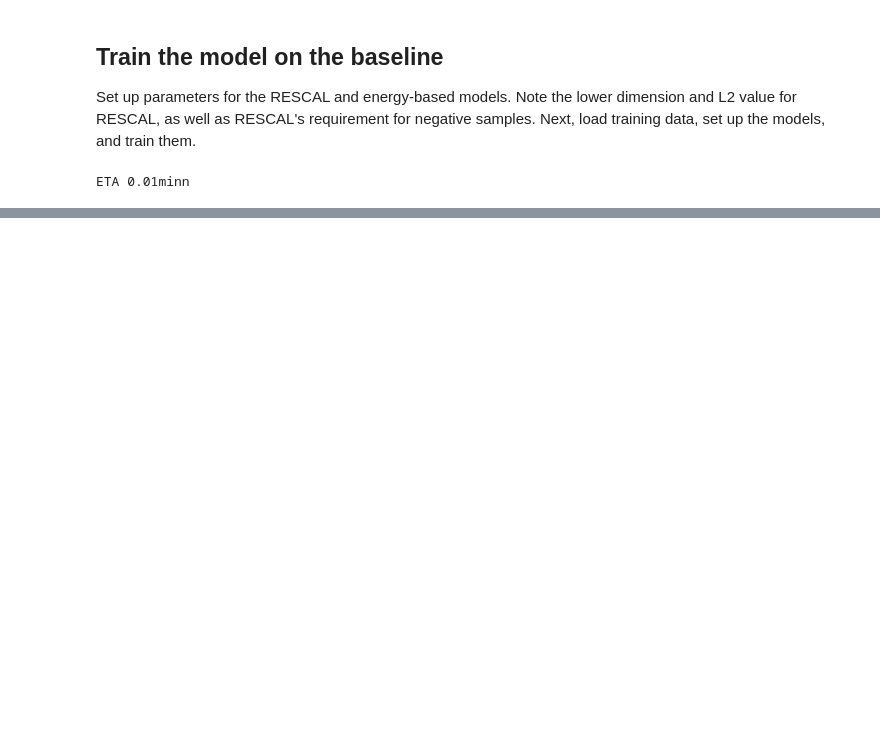
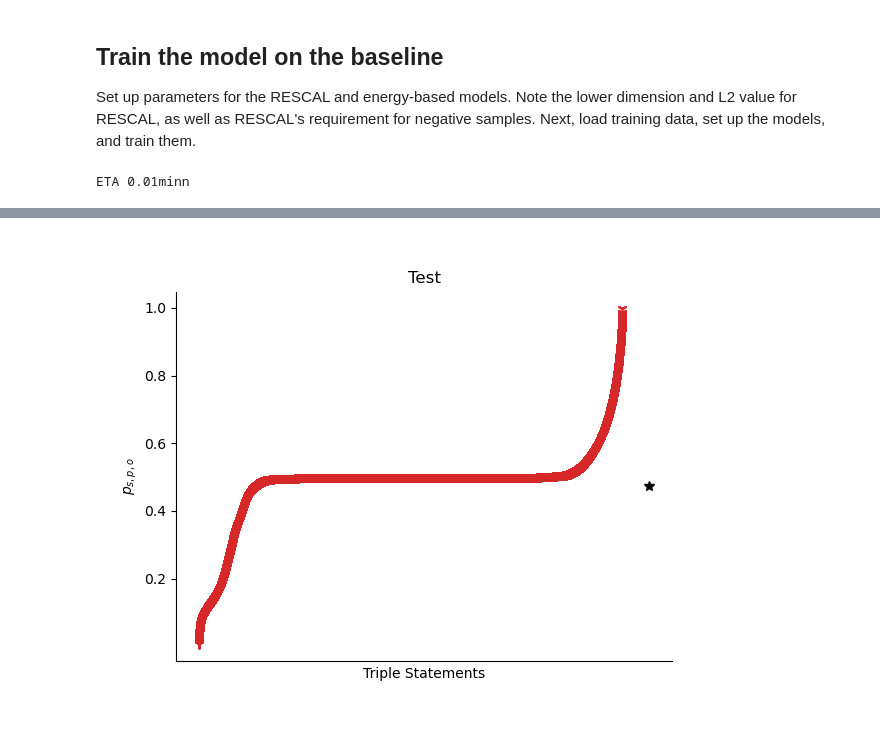
Before and after one commit to LucasAPayne/anomaly_detection, a Jupyter notebook: AIT.ipynb, the cells around one changed output, grey strips where cells are left out. Drawn from its saved outputs; the diff is of its cells as text; code cells hidden in the pictures; blank space fills up the shorter version.

```diff
--- a/AIT.ipynb
+++ b/AIT.ipynb
@@ -135,0 +137,5 @@ draw_plot(energy_diag_model)
+# %%
+energy_model = torch.load("models/energy.pt")
+draw_plot(energy_model)
+# %% [output]
+[figure, added]
```
Also changed, not shown: parts of 7 cells of this notebook, 2 other files.
